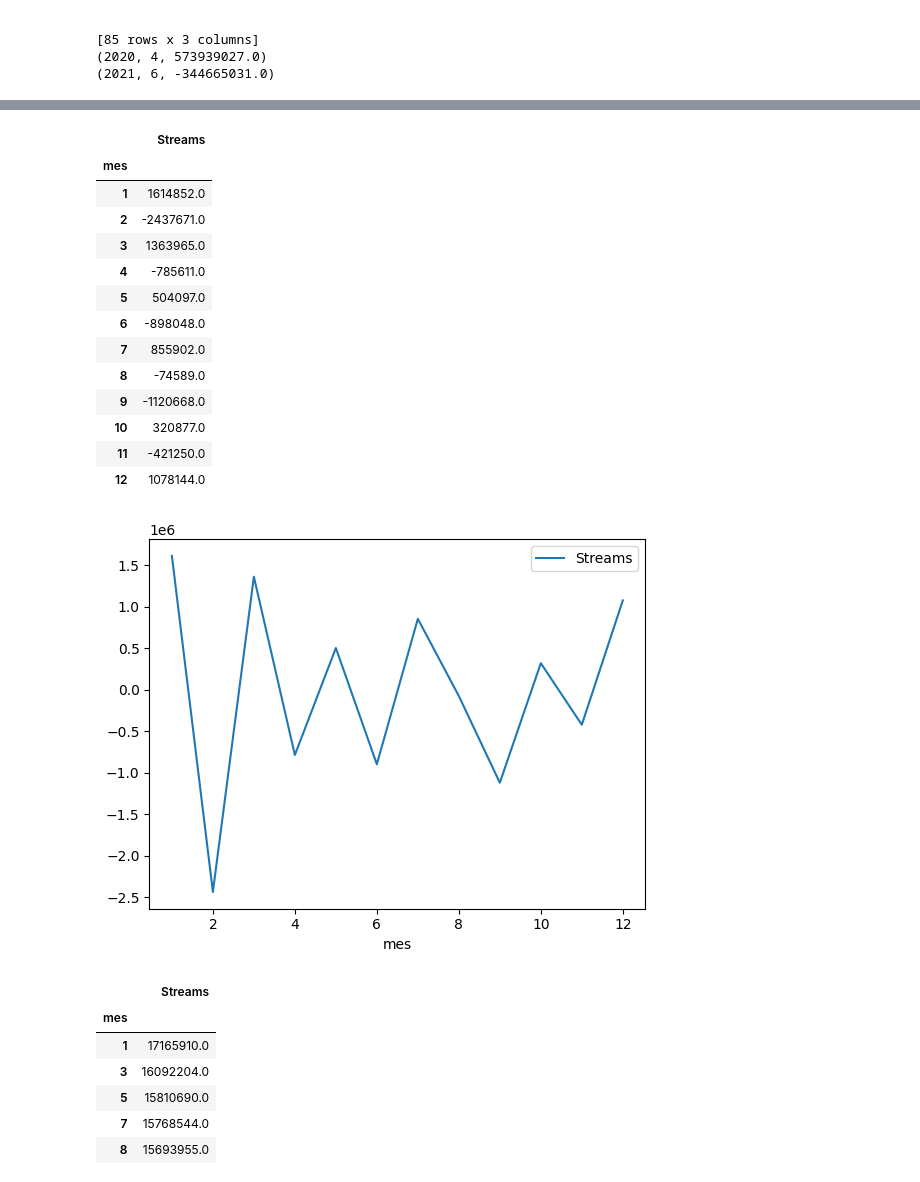
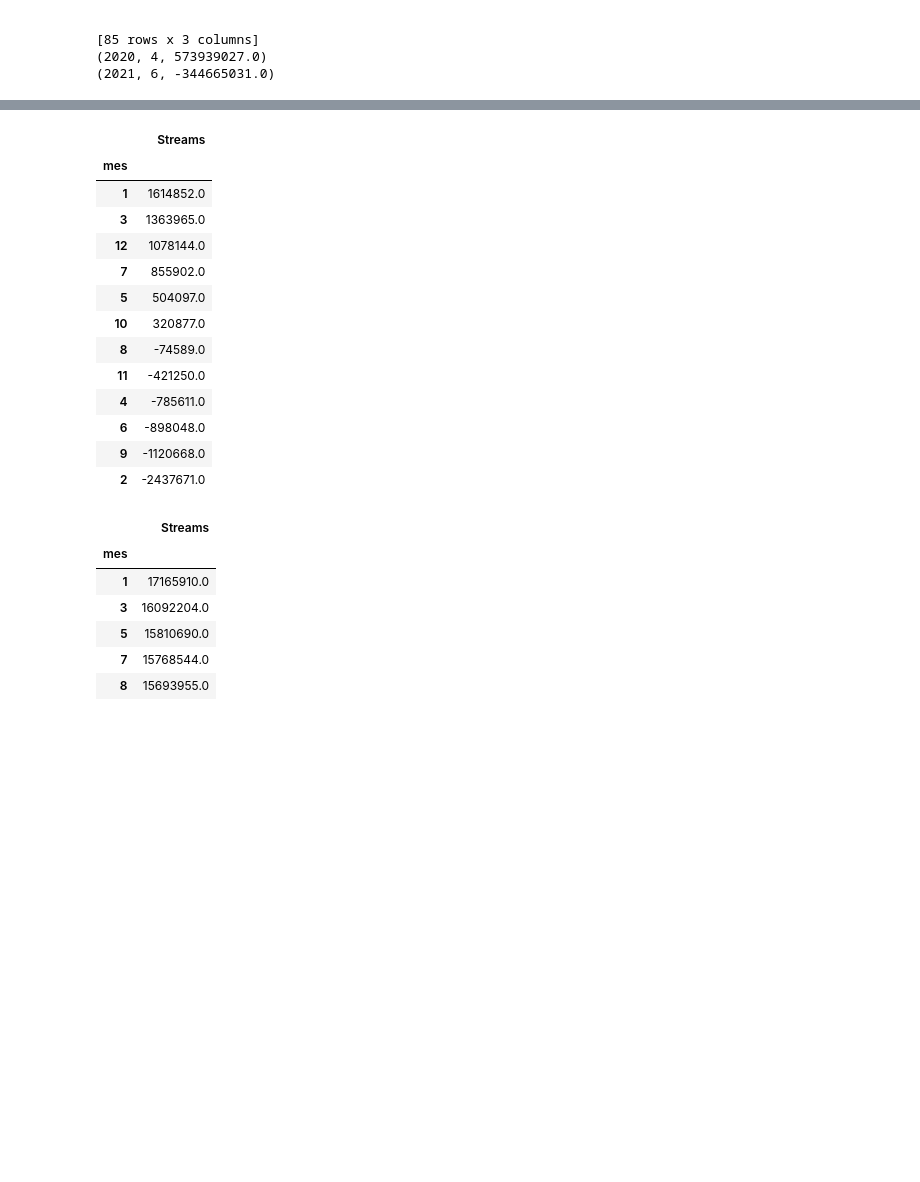
Before and after one commit to Luiz-gabrielsilva/EDA_ADA, a Jupyter notebook: Delson_File.ipynb, the cells around one changed output, grey strips where cells are left out. Drawn from its saved outputs; the diff is of its cells as text; code cells hidden in the pictures; blank space fills up the shorter version.

```diff
--- a/Delson_File.ipynb
+++ b/Delson_File.ipynb
@@ -132,26 +141,23 @@ media_transmicoes
 # %%
 diff = media_transmicoes.loc[1, 'Streams'] - media_transmicoes.loc[12, 'Streams']
 diferenca_de_medias = media_transmicoes.diff().fillna(diff)
-diferenca_de_medias.plot()
-diferenca_de_medias
-
-#ou seja, de dez para janeiro a média de visualizações aumenta em 1614852 vizualizações
+diferenca_de_medias.sort_values(by='Streams',ascending=False)
+#ou seja, de dezembro para janeiro a média de visualizações aumenta em 1614852 vizualizações
 # %% [output]
 |  | Streams |
 | mes |  |
 | 1 | 1614852.0 |
+| 3 | 1363965.0 |
+| 12 | 1078144.0 |
+| 7 | 855902.0 |
+| 5 | 504097.0 |
+| 10 | 320877.0 |
+| 8 | -74589.0 |
+| 11 | -421250.0 |
+| 4 | -785611.0 |
+| 6 | -898048.0 |
+| 9 | -1120668.0 |
 | 2 | -2437671.0 |
-| 3 | 1363965.0 |
-| 4 | -785611.0 |
-| 5 | 504097.0 |
-| 6 | -898048.0 |
-| 7 | 855902.0 |
-| 8 | -74589.0 |
-| 9 | -1120668.0 |
-| 10 | 320877.0 |
-| 11 | -421250.0 |
-| 12 | 1078144.0 |
-[figure, removed]
 # %%
 media_transmicoes.sort_values(by= 'Streams',ascending=False)
 #Ranking dos meses com maior média de transmissões
```
Also changed, not shown: parts of 6 cells of this notebook, 1 other file.
